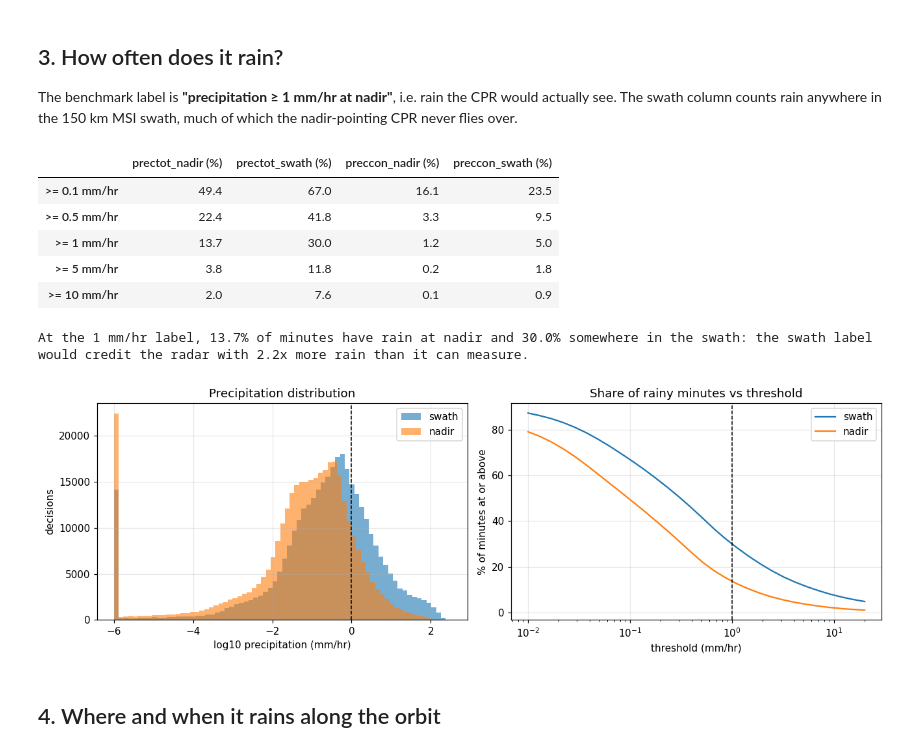
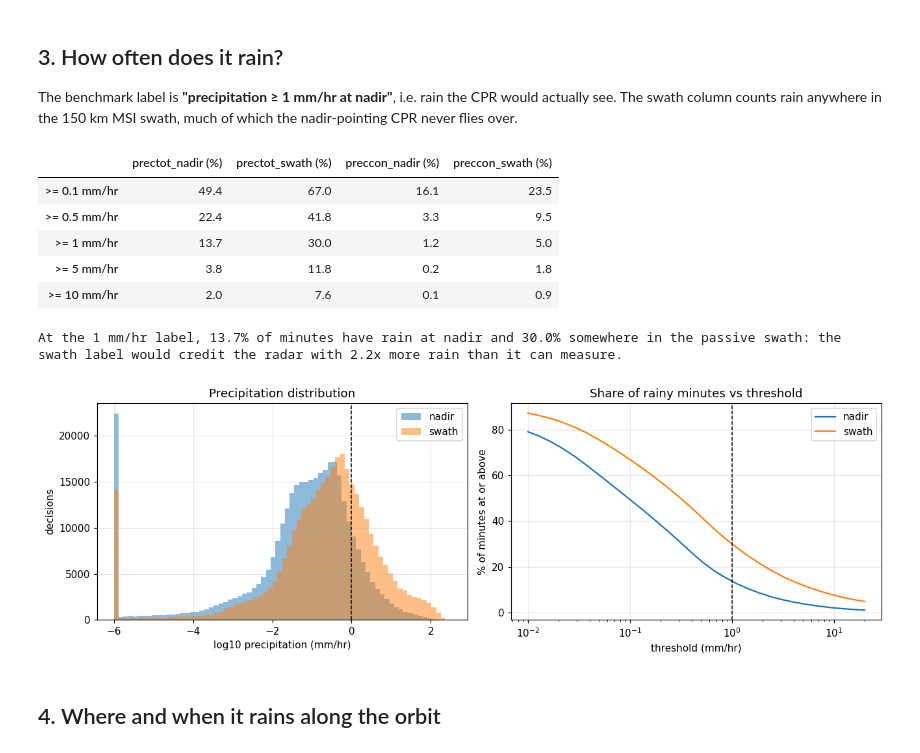
Before and after one commit to darthvader58/Code-Lab_RL_PriorityObs, a Jupyter notebook: missions/earthcare/EarthCare_trackwise.ipynb, the cells around one changed output. Saved outputs shown, nothing was run; the diff lists cells and outputs as text; code cells hidden in the pictures.

```diff
--- a/missions/earthcare/EarthCare_trackwise.ipynb
+++ b/missions/earthcare/EarthCare_trackwise.ipynb
@@ -147,41 +157,40 @@ cldtmp_mean NaN: 17,425 (G5NR reports no cloud top anywhere in the swath; median
 # %% [markdown]
 ## 3. How often does it rain?
 
-The benchmark label is **"precipitation ≥ 1 mm/hr at nadir"**, i.e. rain the CPR would
-actually see. The swath column counts rain anywhere in the 150 km MSI swath, much of which
-the nadir-pointing CPR never flies over.
+The benchmark label is **"precipitation ≥ 1 mm/hr at nadir"**, i.e. rain the CPR would actually see. The swath column counts rain anywhere in the 150 km MSI swath, much of which the nadir-pointing CPR never flies over.
 # %%
-TARGETS = ["prectot_nadir", "prectot_swath", "preccon_nadir", "preccon_swath"]
+TARGETS = [f"{v}_{g}" for v in ("prectot", "preccon") for g in GEOMS]
 THRESH = [0.1, 0.5, 1, 5, 10]
 balance = pd.DataFrame({c: [100 * (rows[c] >= t / MM).mean() for t in THRESH] for c in TARGETS},
                        index=[f">= {t:g} mm/hr" for t in THRESH]).round(1)
 display(balance.rename(columns=lambda c: c + " (%)"))
-nad, sw = balance.loc[">= 1 mm/hr", "prectot_nadir"], balance.loc[">= 1 mm/hr", "prectot_swath"]
-print(f"At the 1 mm/hr label, {nad:.1f}% of minutes have rain at nadir and {sw:.1f}% somewhere "
-      f"in the swath: the swath label would credit the radar with {sw / nad:.1f}x more rain "
-      "than it can measure.")
+lab, sw = balance.loc[">= 1 mm/hr", LABEL], balance.loc[">= 1 mm/hr", "prectot_swath"]
+print(f"At the 1 mm/hr label, {lab:.1f}% of minutes have rain {WHERE[GEOMS[0]]} and "
+      f"{sw:.1f}% somewhere in the passive swath: the swath label would credit the radar with "
+      f"{sw / lab:.1f}x more rain than it can measure.")
 
 fig, ax = plt.subplots(1, 2, figsize=(12, 4))
-for c, lb in [("prectot_swath", "swath"), ("prectot_nadir", "nadir")]:
+for g in GEOMS:
+    c = f"prectot_{g}"
     v = rows[c].clip(lower=1e-6 / MM) * MM
-    ax[0].hist(np.log10(v), bins=70, alpha=.6, label=lb)
+    ax[0].hist(np.log10(v), bins=70, alpha=.5, label=g)
     th = np.logspace(-2, 1.3, 30)
-    ax[1].plot(th, [100 * (rows[c] >= t / MM).mean() for t in th], label=lb)
+    ax[1].plot(th, [100 * (rows[c] >= t / MM).mean() for t in th], label=g)
 ax[0].axvline(0, color="k", ls="--", lw=1)
 ax[0].set(xlabel="log10 precipitation (mm/hr)", ylabel="decisions", title="Precipitation distribution")
 ax[1].axvline(1, color="k", ls="--", lw=1)
 ax[1].set(xscale="log", xlabel="threshold (mm/hr)", ylabel="% of minutes at or above",
           title="Share of rainy minutes vs threshold")
 for a in ax: a.legend()
 plt.tight_layout(); plt.show()
 # %% [output]
 |  | prectot_nadir (%) | prectot_swath (%) | preccon_nadir (%) | preccon_swath (%) |
 | >= 0.1 mm/hr | 49.4 | 67.0 | 16.1 | 23.5 |
 | >= 0.5 mm/hr | 22.4 | 41.8 | 3.3 | 9.5 |
 | >= 1 mm/hr | 13.7 | 30.0 | 1.2 | 5.0 |
 | >= 5 mm/hr | 3.8 | 11.8 | 0.2 | 1.8 |
 | >= 10 mm/hr | 2.0 | 7.6 | 0.1 | 0.9 |
-At the 1 mm/hr label, 13.7% of minutes have rain at nadir and 30.0% somewhere in the swath: the swath label would credit the radar with 2.2x more rain than it can measure.
+At the 1 mm/hr label, 13.7% of minutes have rain at nadir and 30.0% somewhere in the passive swath: the swath label would credit the radar with 2.2x more rain than it can measure.
-[figure, old version]
+[figure, new version]
 # %% [markdown]
 ## 4. Where and when it rains along the orbit
```
Also changed, not shown: parts of 26 cells of this notebook.
